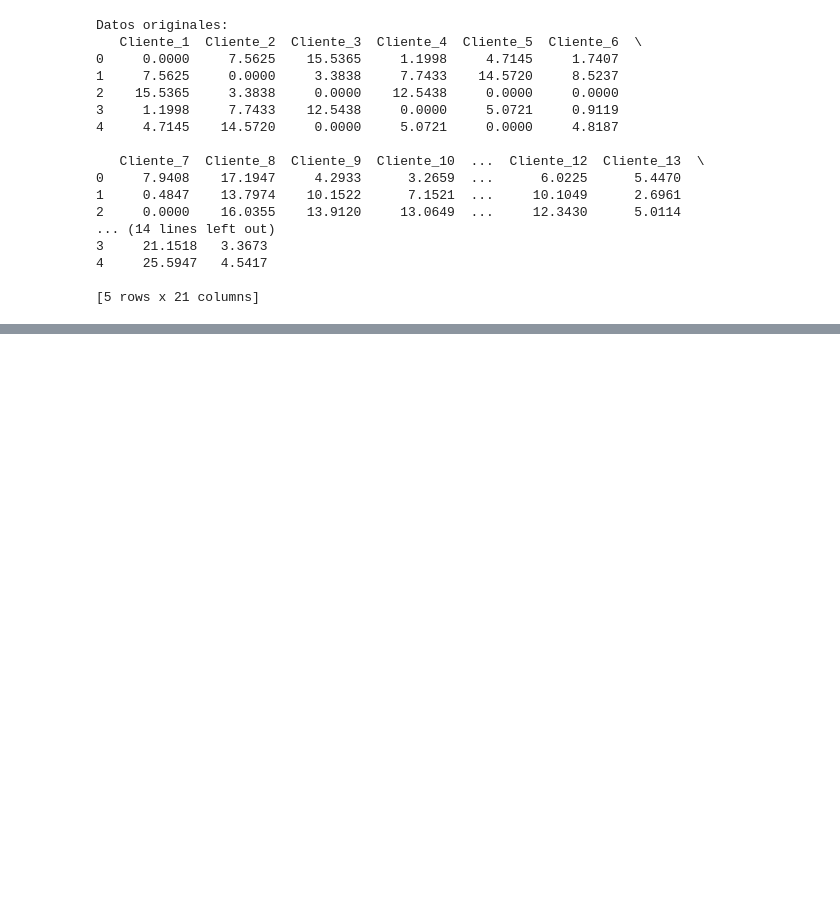
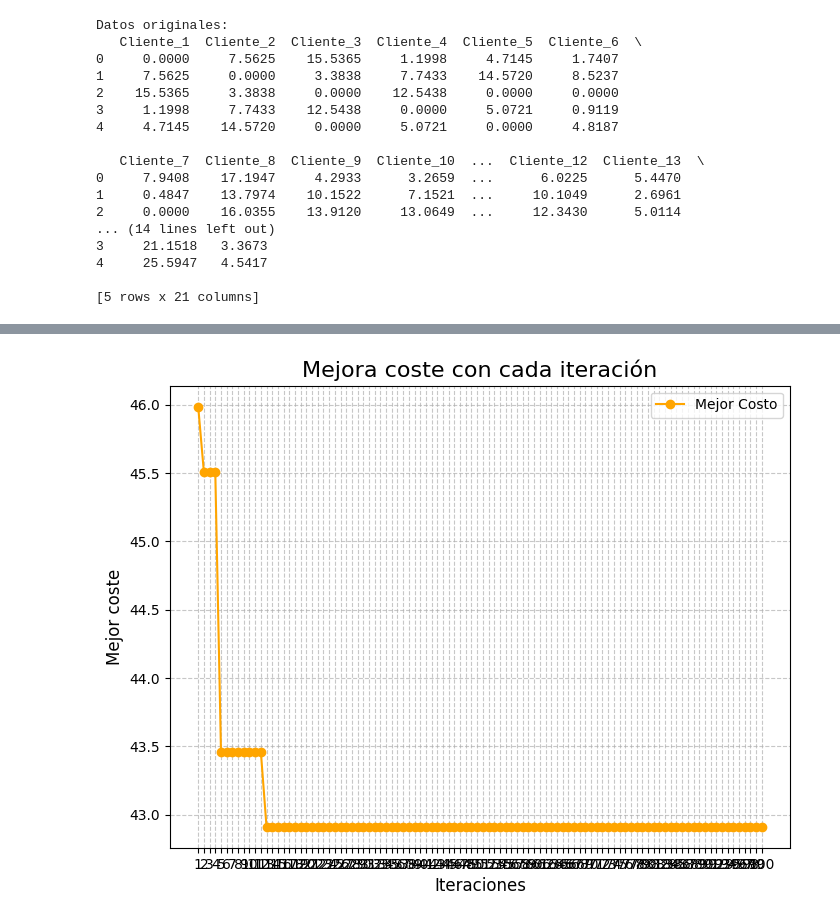
Before and after one commit to GamblerRunner/P1_MercanciasPerecederas, a Jupyter notebook: Notebooks/PruebasACO.ipynb, the cells around one changed output, grey strips where cells are left out. Cells and saved outputs as stored; diff of their text form; code cells hidden in the pictures; blank space fills up the shorter version.

Commit message:
Add files via upload
Comentarios y grafica

```diff
--- a/Notebooks/PruebasACO.ipynb
+++ b/Notebooks/PruebasACO.ipynb
@@ -5,10 +6,10 @@ import random
 # %%
 df_order_historic_demand = pd.read_excel('C:/Users/JWinn01/Desktop/IABD/material/datos/Datos_P1/df_historic_order_demand.xlsx')
-distances = pd.read_excel('C:/Users/JWinn01/Desktop/IABD/material/datos/Datos_P1/df_distance_km.xlsx')
+df_distances = pd.read_excel('C:/Users/JWinn01/Desktop/IABD/material/datos/Datos_P1/df_distance_km.xlsx')
 df_distance_min = pd.read_excel('C:/Users/JWinn01/Desktop/IABD/material/datos/Datos_P1/df_distance_min.xlsx')
 df_location = pd.read_excel('C:/Users/JWinn01/Desktop/IABD/material/datos/Datos_P1/df_location.xlsx')
-customers_df = pd.read_excel('C:/Users/JWinn01/Desktop/IABD/material/datos/Datos_P1/df_orders.xlsx')
-vehicles_df = pd.read_excel('C:/Users/JWinn01/Desktop/IABD/material/datos/Datos_P1/df_vehicle.xlsx')
+df_customers = pd.read_excel('C:/Users/JWinn01/Desktop/IABD/material/datos/Datos_P1/df_orders.xlsx')
+df_vehicles = pd.read_excel('C:/Users/JWinn01/Desktop/IABD/material/datos/Datos_P1/df_vehicle.xlsx')
 # %%
 #cambiar posicion de almacen por mas comodidad
 
@@ -215,0 +216,41 @@ Costo total: 47.33562
+# %%
+
+# Este segmento es una replica del apartado anterior pero modificado para unica y exclusivamente la grafica
+solucion_optima = None
+mejor_precio = float('inf')
+mejora_coste = []
+
+for iteration in range(num_iterations):
+    soluciones = []
+    costes = []
+
+    for _ in range(num_vehiculos):
+        solution = solucion_Vehiculo(df_distances, df_vehicles, df_customers["order_demand"])
+        total_cost, vehicle_costes = calculo_Coste(solution, df_distances, df_vehicles)
+        soluciones.append(solution)
+        costes.append(total_cost)#Añadimos para la grafica
+
+        if total_cost < mejor_precio:
+            mejor_precio = total_cost
+            solucion_optima = solution
+
+    mejora_coste.append(mejor_precio)
+
+    pheromone_matrix *= (1 - rho)
+    for solution, cost in zip(soluciones, costes):
+        for vehicle_name, routes in solution:
+            for route in routes:
+                for i in range(len(route) - 1):
+                    pheromone_matrix[route[i]][route[i + 1]] += Q / cost
+
+plt.figure(figsize=(8, 6))
+plt.plot(mejora_coste, marker='o', color='orange', label="Mejor Costo")
+plt.title("Mejora coste con cada iteración", fontsize=16)
+plt.xlabel("Iteraciones", fontsize=12)
+plt.ylabel("Mejor coste", fontsize=12)
+plt.grid(True, linestyle='--', alpha=0.7)
+plt.xticks(range(len(mejora_coste)), range(1, len(mejora_coste) + 1))
+plt.legend()
+plt.show()
+# %% [output]
+[figure, added]
```
Also changed, not shown: parts of 4 cells of this notebook.
